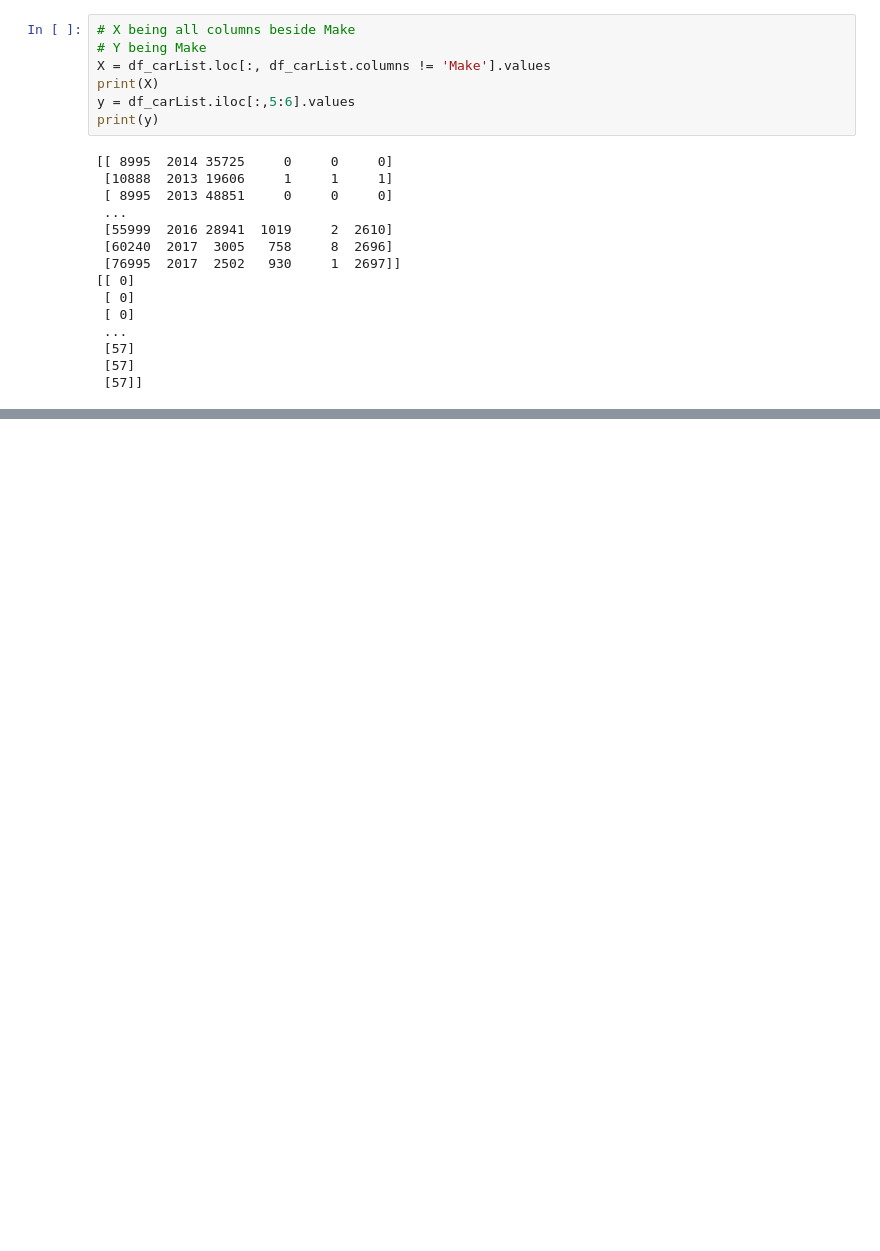
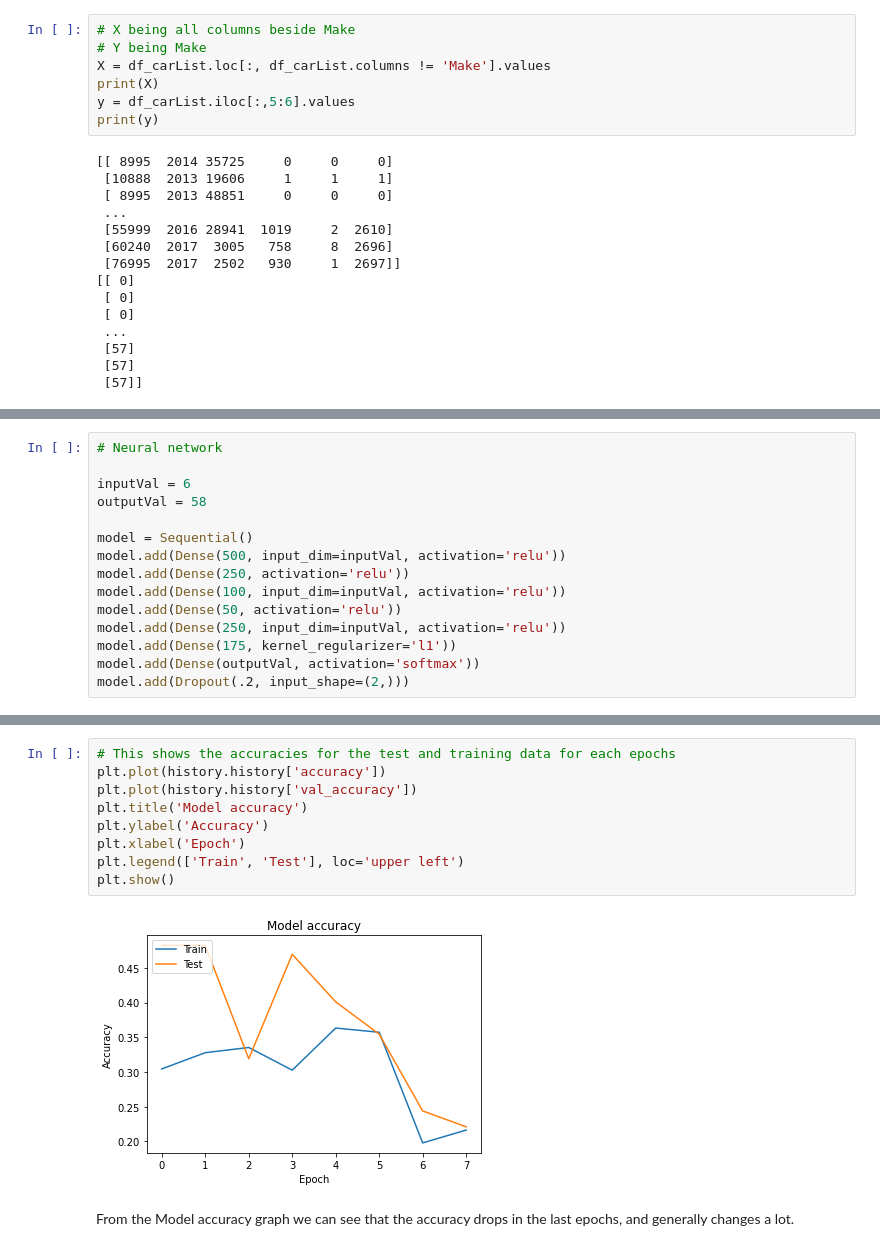
Before and after one commit to MiaSimone/Data_Science-Exam_Project, a Jupyter notebook: Stage 2 + 3/Eksam.ipynb, the cells around one changed output, grey strips where cells are left out. Drawn from its saved outputs; the diff is of its cells as text; blank space fills up the shorter version.

```diff
--- a/Stage 2 + 3/Eksam.ipynb
+++ b/Stage 2 + 3/Eksam.ipynb
@@ -990,0 +907,15 @@ plt.show()
+# %%
+# Neural network
+
+inputVal = 6
+outputVal = 58
+
+model = Sequential()
+model.add(Dense(500, input_dim=inputVal, activation='relu'))
+model.add(Dense(250, activation='relu'))
+model.add(Dense(100, input_dim=inputVal, activation='relu'))
+model.add(Dense(50, activation='relu'))
+model.add(Dense(250, input_dim=inputVal, activation='relu'))
+model.add(Dense(175, kernel_regularizer='l1'))
+model.add(Dense(outputVal, activation='softmax'))
+model.add(Dropout(.2, input_shape=(2,)))
@@ -990,0 +982,13 @@ plt.show()
+# %%
+# This shows the accuracies for the test and training data for each epochs
+plt.plot(history.history['accuracy'])
+plt.plot(history.history['val_accuracy'])
+plt.title('Model accuracy')
+plt.ylabel('Accuracy')
+plt.xlabel('Epoch')
+plt.legend(['Train', 'Test'], loc='upper left')
+plt.show()
+# %% [output]
+[figure, added]
+# %% [markdown]
+From the Model accuracy graph we can see that the accuracy drops in the last epochs, and generally changes a lot.
```
Also changed, not shown: parts of 45 cells of this notebook.
